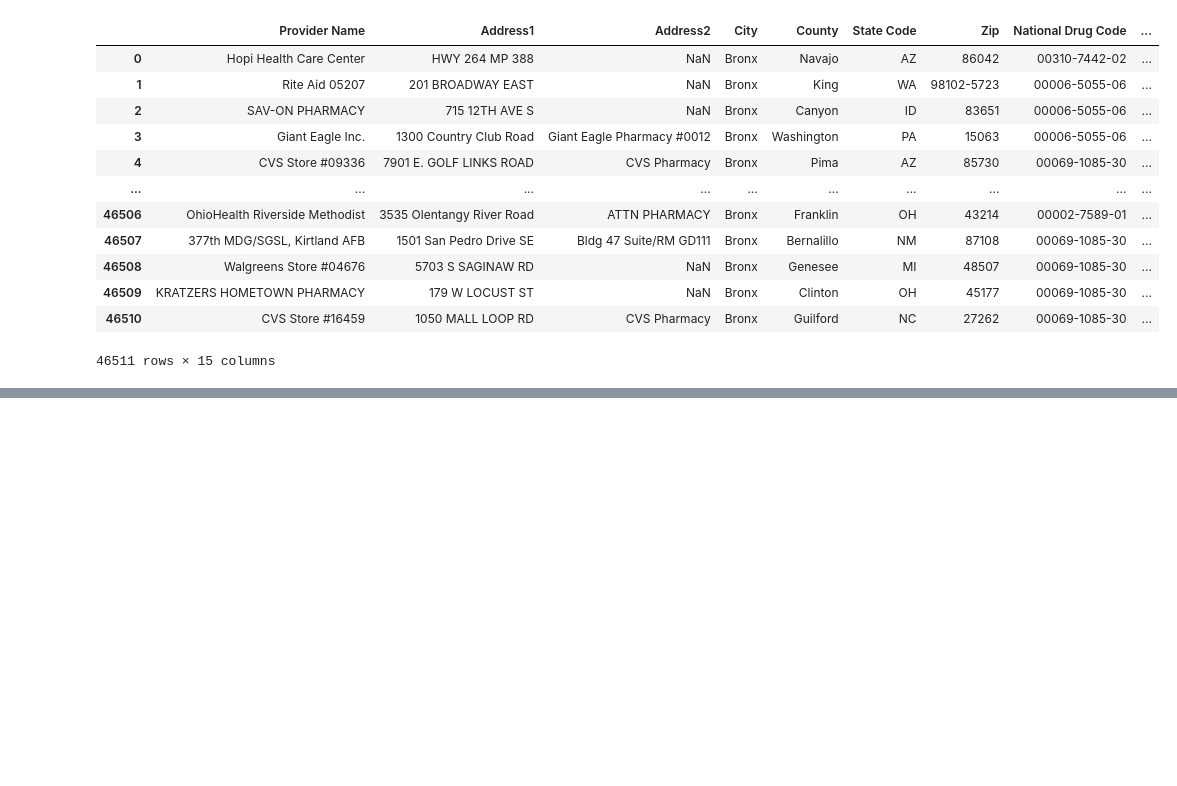
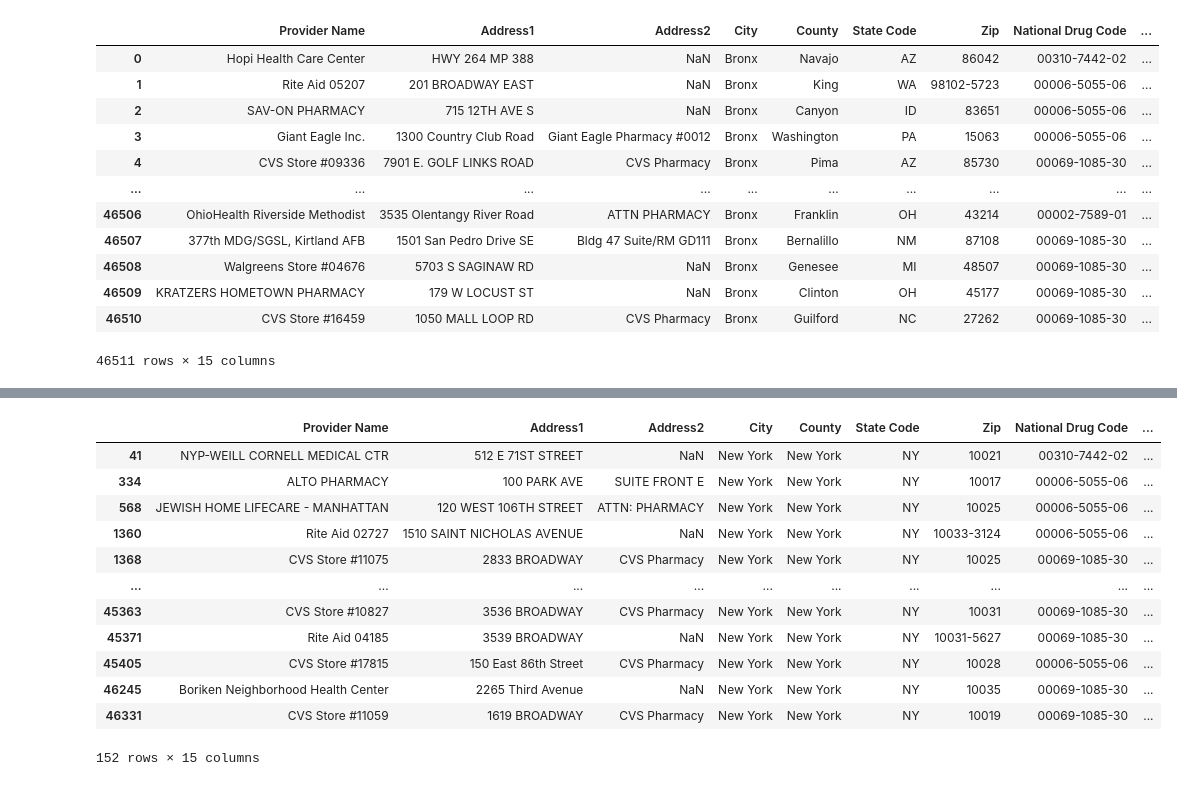
Before and after one commit to candacepedraza61/antivirals, a Jupyter notebook: antiviral-notebook.ipynb, the cells around one changed output, grey strips where cells are left out. Saved outputs shown, nothing was run; the diff lists cells and outputs as text; code cells hidden in the pictures; blank space fills up the shorter version.

```diff
--- a/antiviral-notebook.ipynb
+++ b/antiviral-notebook.ipynb
@@ -53,0 +90,17 @@ df
+# %%
+df_newyork = df[df["County"] == "New York"]
+df_newyork
+# %% [output]
+|  | Provider Name | Address1 | Address2 | City | County | State Code | Zip | National Drug Code | ... |
+| 41 | NYP-WEILL CORNELL MEDICAL CTR | 512 E 71ST STREET | NaN | New York | New York | NY | 10021 | 00310-7442-02 | ... |
+| 334 | ALTO PHARMACY | 100 PARK AVE | SUITE FRONT E | New York | New York | NY | 10017 | 00006-5055-06 | ... |
+| 568 | JEWISH HOME LIFECARE - MANHATTAN | 120 WEST 106TH STREET | ATTN: PHARMACY | New York | New York | NY | 10025 | 00006-5055-06 | ... |
+| 1360 | Rite Aid 02727 | 1510 SAINT NICHOLAS AVENUE | NaN | New York | New York | NY | 10033-3124 | 00006-5055-06 | ... |
+| 1368 | CVS Store #11075 | 2833 BROADWAY | CVS Pharmacy | New York | New York | NY | 10025 | 00069-1085-30 | ... |
+| ... | ... | ... | ... | ... | ... | ... | ... | ... | ... |
+| 45363 | CVS Store #10827 | 3536 BROADWAY | CVS Pharmacy | New York | New York | NY | 10031 | 00069-1085-30 | ... |
+| 45371 | Rite Aid 04185 | 3539 BROADWAY | NaN | New York | New York | NY | 10031-5627 | 00069-1085-30 | ... |
+| 45405 | CVS Store #17815 | 150 East 86th Street | CVS Pharmacy | New York | New York | NY | 10028 | 00006-5055-06 | ... |
+| 46245 | Boriken Neighborhood Health Center | 2265 Third Avenue | NaN | New York | New York | NY | 10035 | 00069-1085-30 | ... |
+| 46331 | CVS Store #11059 | 1619 BROADWAY | CVS Pharmacy | New York | New York | NY | 10019 | 00069-1085-30 | ... |
+152 rows × 15 columns
```
Also changed, not shown: parts of 8 cells of this notebook.
